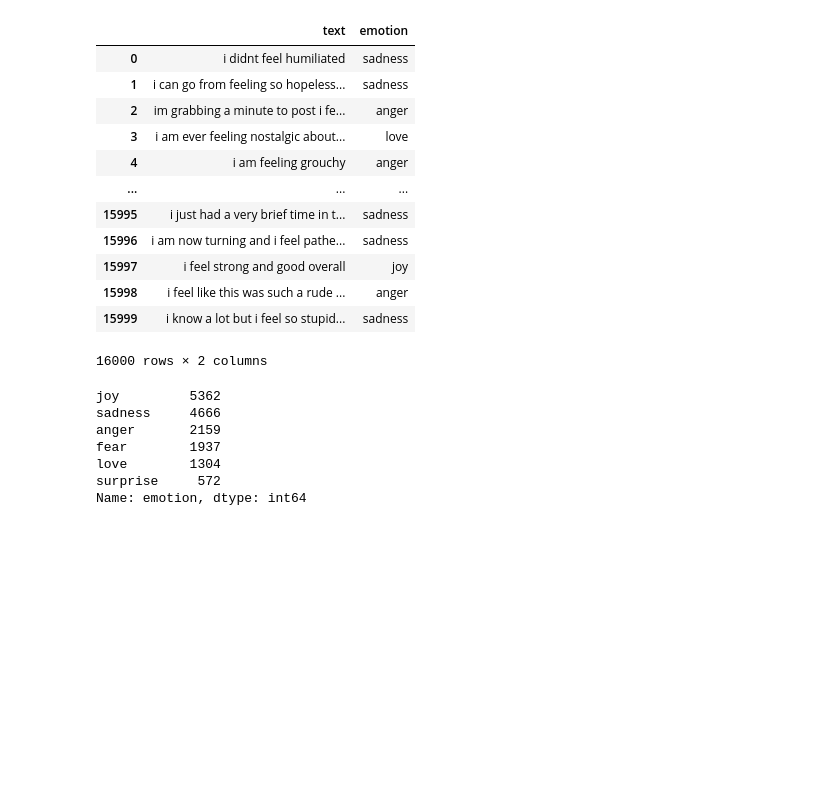
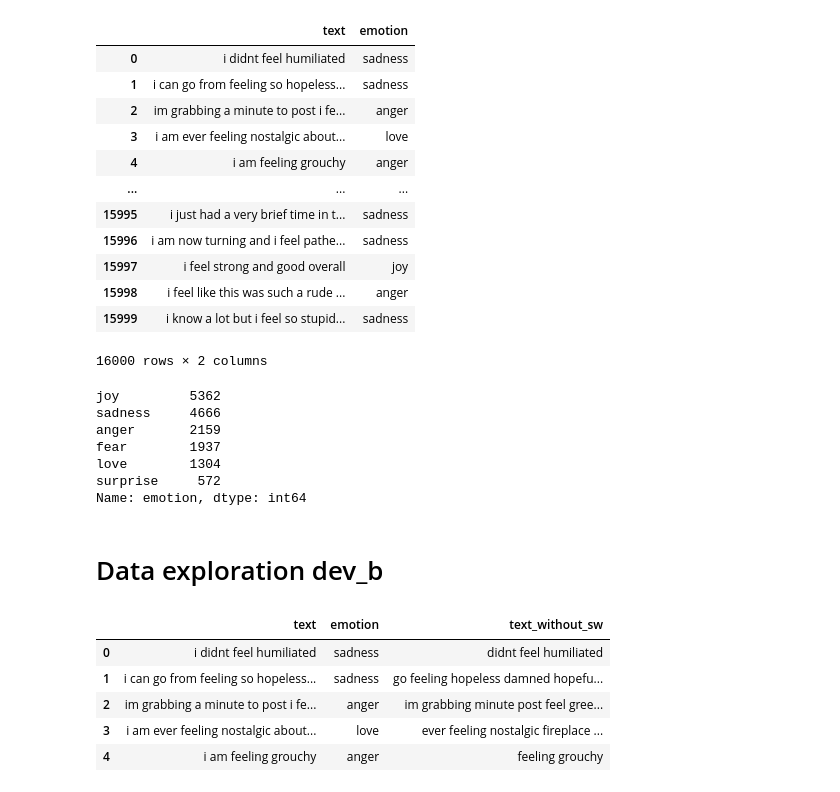
Before and after one commit to Picrik/hacktoberfest_IBMInteractiveStrasbourg, a Jupyter notebook: DEV_analysis.ipynb, the cells around one changed output. Saved outputs shown, nothing was run; the diff lists cells and outputs as text; code cells hidden in the pictures; blank space fills up the shorter version.

```diff
--- a/DEV_analysis.ipynb
+++ b/DEV_analysis.ipynb
@@ -38,3 +43,25 @@ fear        1937
 love        1304
 surprise     572
 Name: emotion, dtype: int64
+# %% [markdown]
+# Data exploration dev_b
+# %%
+### Word occurrences
+## remove common sw (but the no/not sw that can be meaningful in emotion datasets) - see removed_stopwords.txt
+
+sw_file = open('misc/stopwords.txt', "r")
+try :
+    content = sw_file.read()
+    stopwords = ast.literal_eval(content)
+finally:
+    sw_file.close()
+
+df_train['text_without_sw'] = df_train['text'].apply(lambda x: ' '.join([word for word in x.split() if word not in (stopwords)]))
+df_train.head()
+# %% [output]
+|  | text | emotion | text_without_sw |
+| 0 | i didnt feel humiliated | sadness | didnt feel humiliated |
+| 1 | i can go from feeling so hopeless... | sadness | go feeling hopeless damned hopefu... |
+| 2 | im grabbing a minute to post i fe... | anger | im grabbing minute post feel gree... |
+| 3 | i am ever feeling nostalgic about... | love | ever feeling nostalgic fireplace ... |
+| 4 | i am feeling grouchy | anger | feeling grouchy |
```
Also changed, not shown: parts of 4 cells of this notebook, 3 other files.
